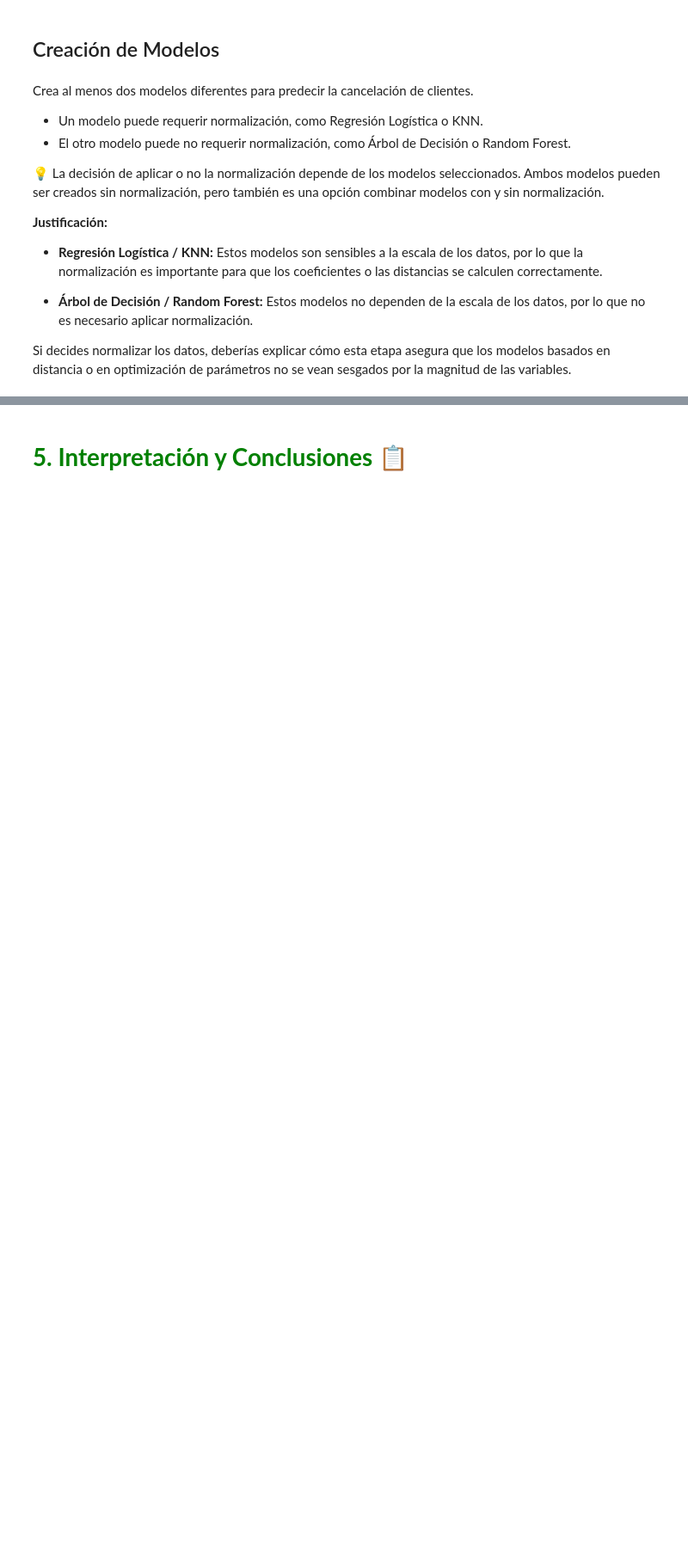
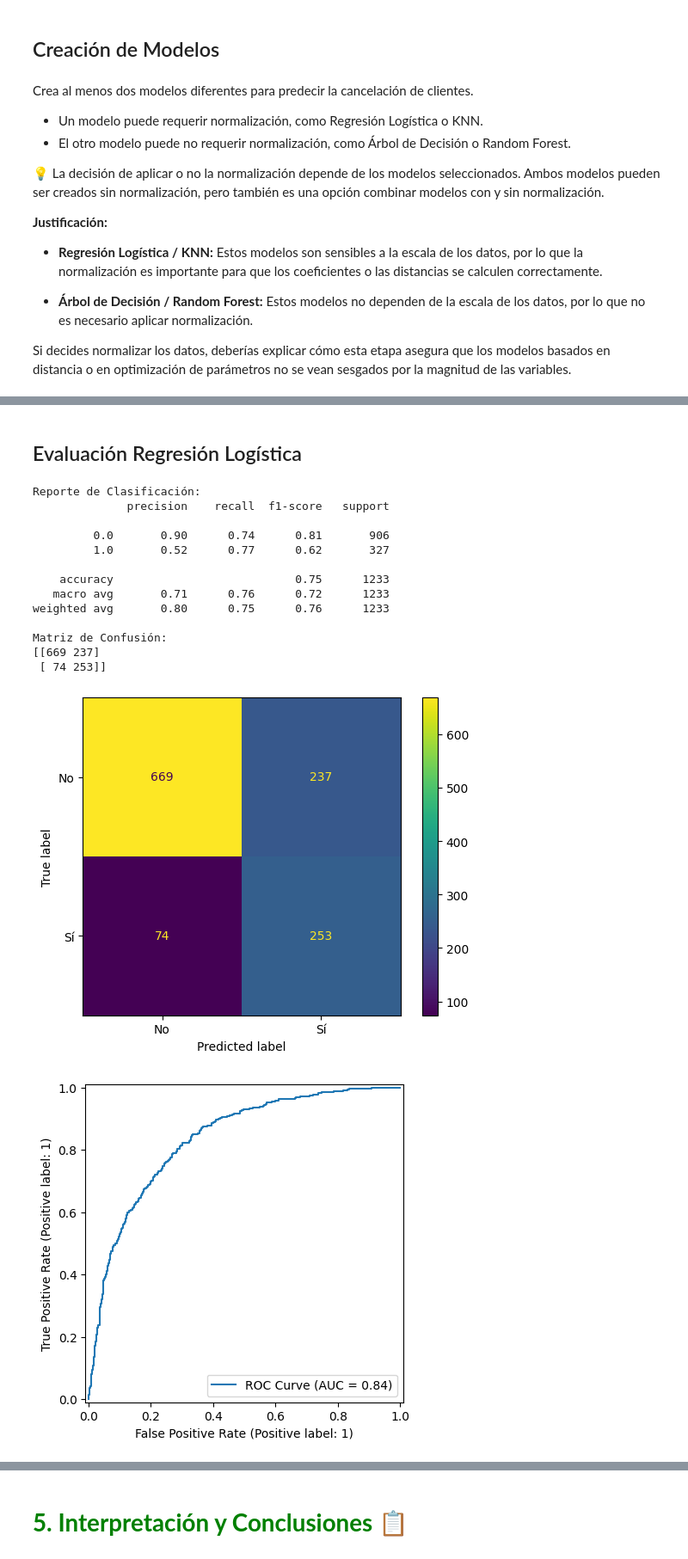
Before and after one commit to jbcodedev/challenge-telecomx-II, a Jupyter notebook: challenge-telecomx-II-customer-churn.ipynb, the cells around one changed output, grey strips where cells are left out. Shown: that part at 86% size. Drawn from its saved outputs; the diff is of its cells as text; code cells hidden in the pictures; blank space fills up the shorter version.

```diff
--- a/challenge-telecomx-II-customer-churn.ipynb
+++ b/challenge-telecomx-II-customer-churn.ipynb
@@ -116,0 +580,9 @@ Si decides normalizar los datos, deberías explicar cómo esta etapa asegura que
+# %%
+param_grid_log = {
+    'log__C': [0.01, 0.1, 1, 10],
+    'log__penalty': ['l2']
+  }
+# %%
+grid_log = GridSearchCV(pipeline_log, param_grid_log, cv=cv, scoring='recall', n_jobs=-1)
+# %%
+grid_log.fit(X_train_first, y_train_first)
@@ -116,0 +698,20 @@ Si decides normalizar los datos, deberías explicar cómo esta etapa asegura que
+# %% [markdown]
+## Evaluación Regresión Logística
+# %%
+evaluar_modelo(grid_log.best_estimator_, X_val_first, y_val_first)
+# %% [output]
+Reporte de Clasificación:
+              precision    recall  f1-score   support
+
+         0.0       0.90      0.74      0.81       906
+         1.0       0.52      0.77      0.62       327
+
+    accuracy                           0.75      1233
+   macro avg       0.71      0.76      0.72      1233
+weighted avg       0.80      0.75      0.76      1233
+
+Matriz de Confusión:
+[[669 237]
+ [ 74 253]]
+[figure, added]
+[figure, added]
```
Also changed, not shown: parts of 96 cells of this notebook, 2 other files.
